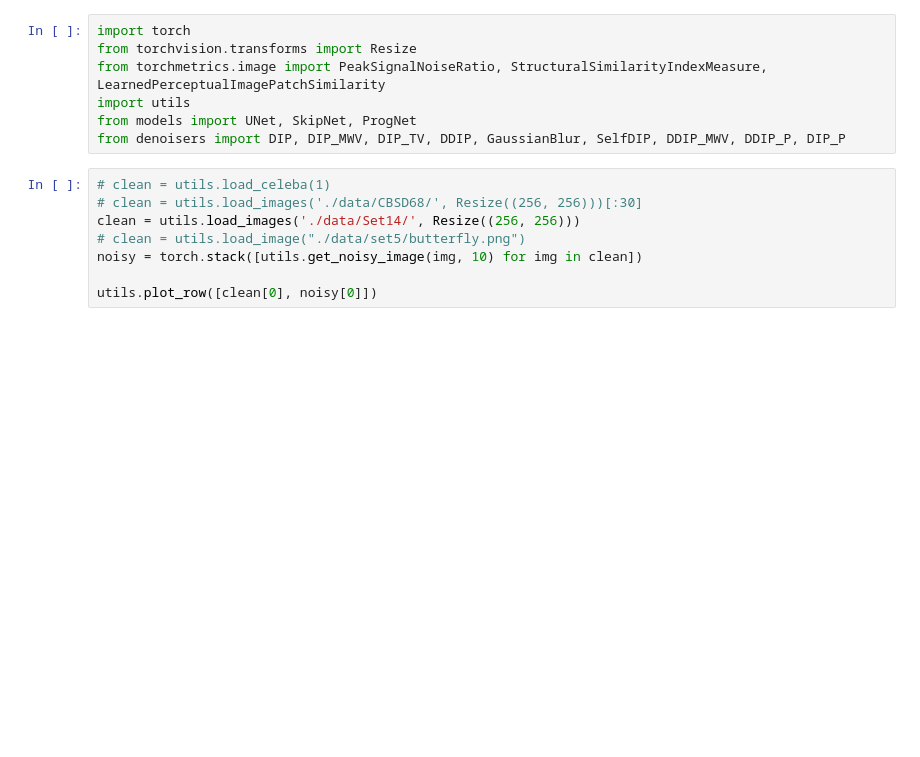
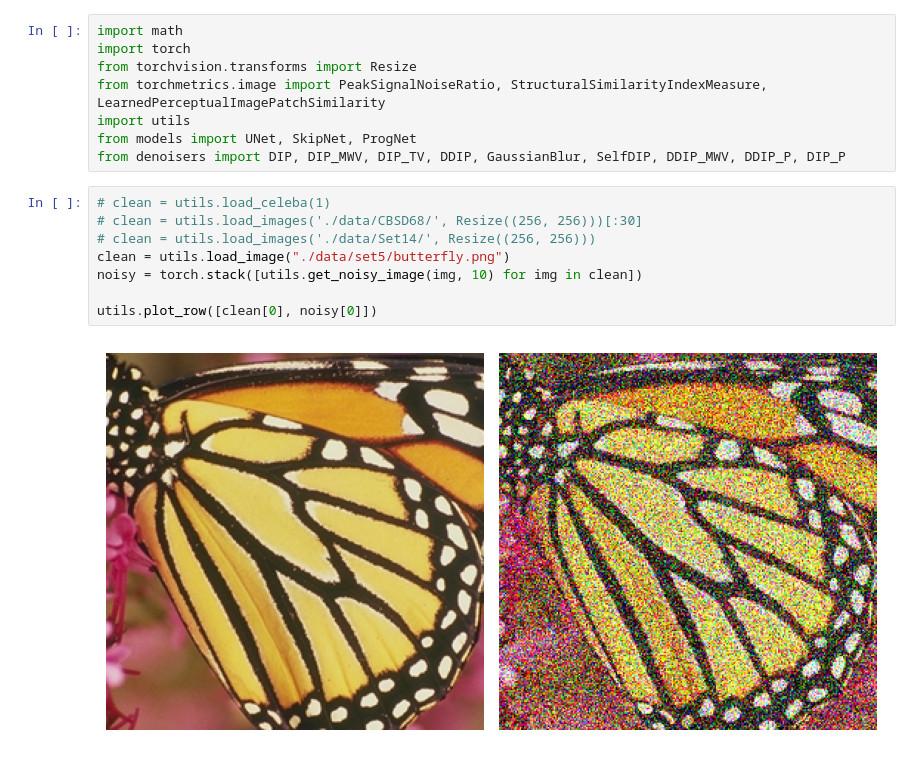
Before and after one commit to jmaen/zero-shot-das-denoising, a Jupyter notebook: code/pipeline.ipynb, the cells around one changed output. Cells and saved outputs as stored; diff of their text form; blank space fills up the shorter version.

```diff
--- a/code/pipeline.ipynb
+++ b/code/pipeline.ipynb
@@ -5,4 +9,5 @@
 # %%
+import math
 import torch
 from torchvision.transforms import Resize
 from torchmetrics.image import PeakSignalNoiseRatio, StructuralSimilarityIndexMeasure, LearnedPerceptualImagePatchSimilarity
@@ -12,8 +17,10 @@ from denoisers import DIP, DIP_MWV, DIP_TV, DDIP, GaussianBlur, SelfDIP, DDIP_MW
 # %%
 # clean = utils.load_celeba(1)
 # clean = utils.load_images('./data/CBSD68/', Resize((256, 256)))[:30]
-clean = utils.load_images('./data/Set14/', Resize((256, 256)))
-# clean = utils.load_image("./data/set5/butterfly.png")
+# clean = utils.load_images('./data/Set14/', Resize((256, 256)))
+clean = utils.load_image("./data/set5/butterfly.png")
 noisy = torch.stack([utils.get_noisy_image(img, 10) for img in clean])
 
 utils.plot_row([clean[0], noisy[0]])
+# %% [output]
+[figure, added]
```
Also changed, not shown: parts of 5 cells of this notebook, 3 other files.
